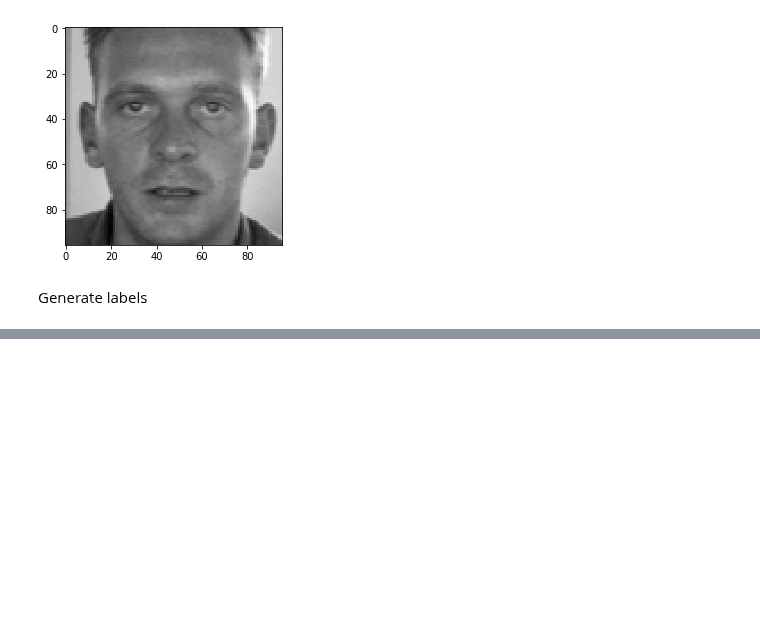
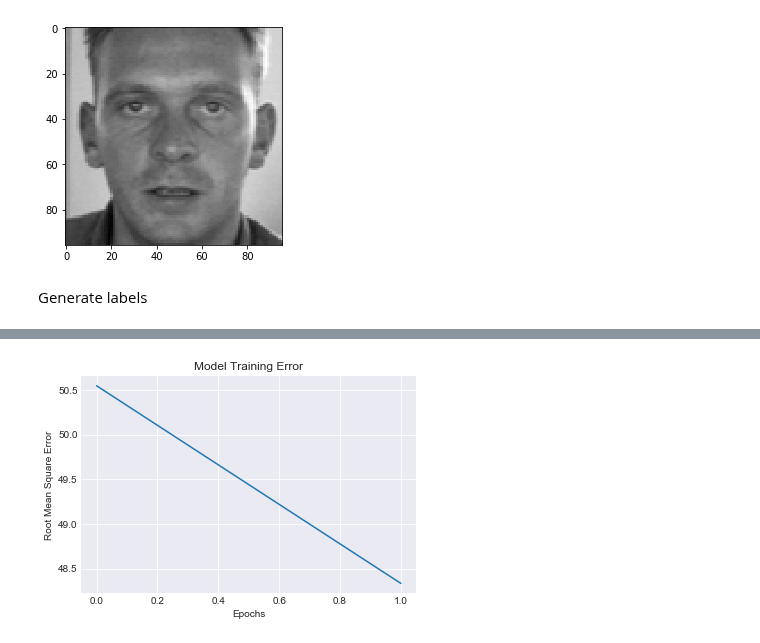
Before and after one commit to MadhuAtBerkeley/w207_Project, a Jupyter notebook: source/w207_project.ipynb, the cells around one changed output, grey strips where cells are left out. Drawn from its saved outputs; the diff is of its cells as text; code cells hidden in the pictures; blank space fills up the shorter version.

Commit message:
add callback

```diff
--- a/source/w207_project.ipynb
+++ b/source/w207_project.ipynb
@@ -52,4 +52,12 @@ reset_keras()
 # %%
+if not os.path.exists('../output/'):
+    os.makedirs('../output/model')
+    os.makedirs('../output/history')
+
+
+model_dir = "../output/model/"
+history_dir = "../output/history/"
+
 train_file = '../input/training/training.csv'
 test_file = '../input/test/test.csv'
 train_data = pd.read_csv(train_file)
@@ -200,14 +208,13 @@ Trainable params: 4,036,542
 Non-trainable params: 2,176
 _________________________________________________________________
 # %%
-from tensorflow.keras.optimizers import Nadam
-from keras import backend
+# Custom RMSE metric
 def rmse(y_true, y_pred):
-	return backend.sqrt(backend.mean(backend.square(y_pred - y_true), axis=-1))
+    return backend.sqrt(backend.mean(backend.square(y_pred - y_true), axis=-1))
 
 #from tensorflow.keras.optimizers.schedules import InverseTimeDecay
 
-
+# Use Nadam optimizer with variable learning rate
 optimizer = Nadam(lr=0.00001,
                   beta_1=0.9,
                   beta_2=0.999,
@@ -215,7 +222,14 @@ optimizer = Nadam(lr=0.00001,
                   schedule_decay=0.004)
 
 
-
+# Loss: MSE and Metric = RMSE
 model.compile(optimizer= optimizer,
               loss='mean_squared_error',
               metrics=[rmse])
+
+#Callback to save the best model
+saveBase_Model = CNN_ModelCheckpoint(model, model_dir+"base_model.h5")
+
+#define callback functions
+callbacks = [#EarlyStopping(monitor='val_rmse', patience=3, verbose=2),
+             saveBase_Model]
@@ -228,4 +238,10 @@ Run for 500 epochs and keeping 20% train-valid split
 # %%
-model.fit(x_train,y_train,epochs = 500,batch_size = 256,validation_split = 0.2)
+history = model.fit(x_train,
+                    y_train,
+                    epochs = 1000,
+                    batch_size = 256,
+                    validation_split = 0.2,
+                    callbacks = callbacks
+                    )
 # %% [output]
 Train on 5639 samples, validate on 1410 samples
@@ -236 +253,10 @@ Epoch 1/500
 KeyboardInterrupt:
+# %%
+plt.style.use('seaborn-darkgrid')
+plt.plot(history.history['rmse'])
+plt.xlabel('Epochs')
+plt.ylabel('Root Mean Square Error')
+plt.title('Model Training Error')
+plt.show()
+# %% [output]
+[figure, added]
```
Also changed, not shown: parts of 7 cells of this notebook.
